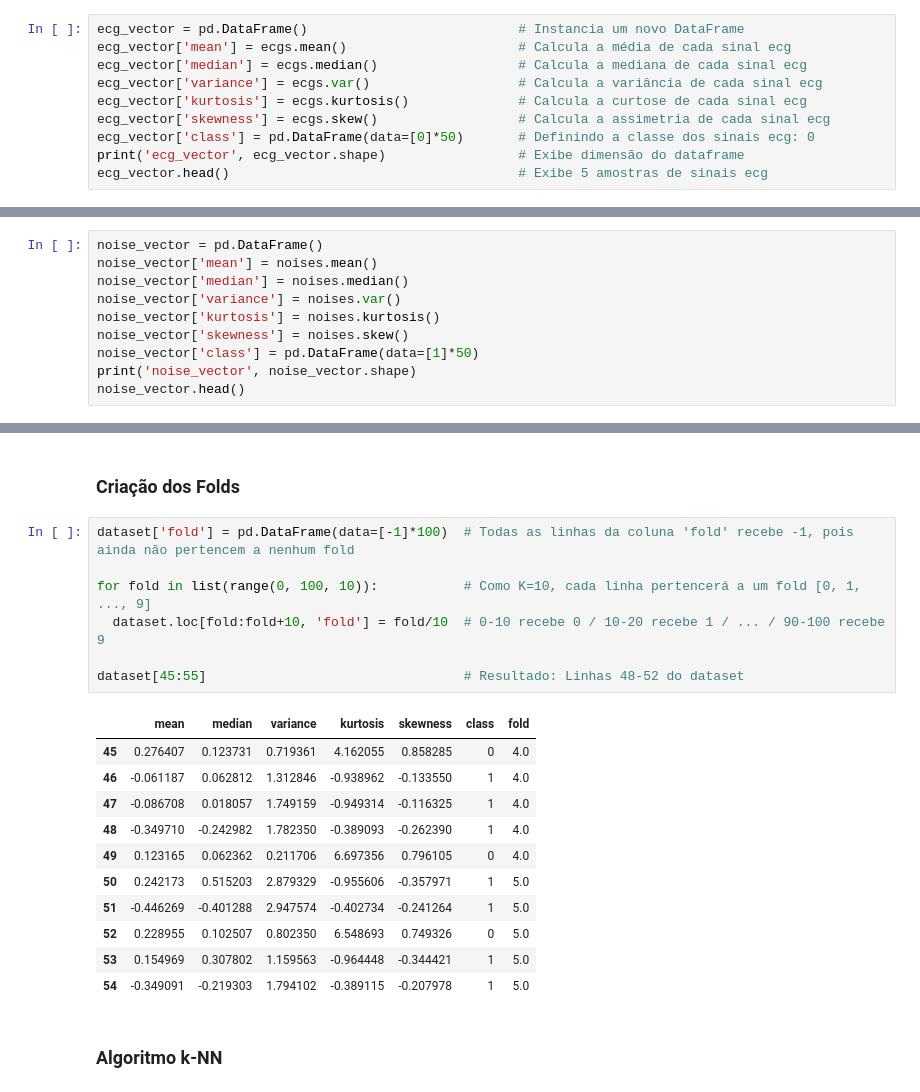
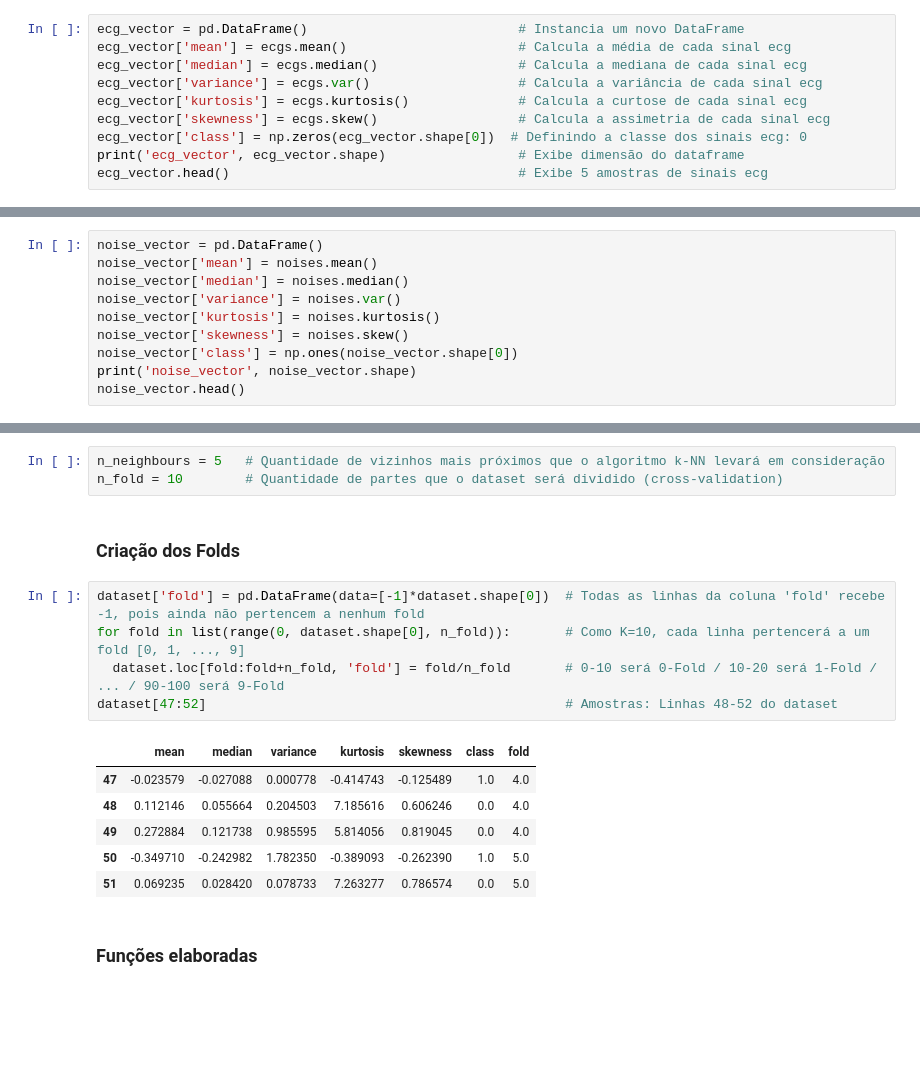
Before and after one commit to cardosorrenan/reconhecimentopadroes-ufc, a Jupyter notebook: trab1_k_nn.ipynb, the cells around one changed output, grey strips where cells are left out. Drawn from its saved outputs; the diff is of its cells as text; blank space fills up the shorter version.

```diff
--- a/trab1_k_nn.ipynb
+++ b/trab1_k_nn.ipynb
@@ -47,7 +47,7 @@ ecg_vector['median'] = ecgs.median()                  # Calcula a mediana de cad
 ecg_vector['variance'] = ecgs.var()                   # Calcula a variância de cada sinal ecg
 ecg_vector['kurtosis'] = ecgs.kurtosis()              # Calcula a curtose de cada sinal ecg
 ecg_vector['skewness'] = ecgs.skew()                  # Calcula a assimetria de cada sinal ecg
-ecg_vector['class'] = pd.DataFrame(data=[0]*50)       # Definindo a classe dos sinais ecg: 0
+ecg_vector['class'] = np.zeros(ecg_vector.shape[0])  # Definindo a classe dos sinais ecg: 0
 print('ecg_vector', ecg_vector.shape)                 # Exibe dimensão do dataframe
 ecg_vector.head()                                     # Exibe 5 amostras de sinais ecg
 # %% [output]
@@ -67,7 +67,7 @@ noise_vector['median'] = noises.median()
 noise_vector['variance'] = noises.var()
 noise_vector['kurtosis'] = noises.kurtosis()
 noise_vector['skewness'] = noises.skew()
-noise_vector['class'] = pd.DataFrame(data=[1]*50)
+noise_vector['class'] = np.ones(noise_vector.shape[0])
 print('noise_vector', noise_vector.shape)
 noise_vector.head()
 # %% [output]
@@ -102,23 +100,19 @@ dataset (100, 6)
+# %%
+n_neighbours = 5   # Quantidade de vizinhos mais próximos que o algoritmo k-NN levará em consideração
+n_fold = 10        # Quantidade de partes que o dataset será dividido (cross-validation)
 # %% [markdown]
 ### **Criação dos Folds**
 # %%
-dataset['fold'] = pd.DataFrame(data=[-1]*100)  # Todas as linhas da coluna 'fold' recebe -1, pois ainda não pertencem a nenhum fold
-
-for fold in list(range(0, 100, 10)):           # Como K=10, cada linha pertencerá a um fold [0, 1, ..., 9]
-  dataset.loc[fold:fold+10, 'fold'] = fold/10  # 0-10 recebe 0 / 10-20 recebe 1 / ... / 90-100 recebe 9
-
-dataset[45:55]                                 # Resultado: Linhas 48-52 do dataset
+dataset['fold'] = pd.DataFrame(data=[-1]*dataset.shape[0])  # Todas as linhas da coluna 'fold' recebe -1, pois ainda não pertencem a nenhum fold
+for fold in list(range(0, dataset.shape[0], n_fold)):       # Como K=10, cada linha pertencerá a um fold [0, 1, ..., 9]
+  dataset.loc[fold:fold+n_fold, 'fold'] = fold/n_fold       # 0-10 será 0-Fold / 10-20 será 1-Fold / ... / 90-100 será 9-Fold
+dataset[47:52]                                              # Amostras: Linhas 48-52 do dataset
 # %% [output]
 |  | mean | median | variance | kurtosis | skewness | class | fold |
-| 45 | 0.276407 | 0.123731 | 0.719361 | 4.162055 | 0.858285 | 0 | 4.0 |
-| 46 | -0.061187 | 0.062812 | 1.312846 | -0.938962 | -0.133550 | 1 | 4.0 |
-| 47 | -0.086708 | 0.018057 | 1.749159 | -0.949314 | -0.116325 | 1 | 4.0 |
-| 48 | -0.349710 | -0.242982 | 1.782350 | -0.389093 | -0.262390 | 1 | 4.0 |
-| 49 | 0.123165 | 0.062362 | 0.211706 | 6.697356 | 0.796105 | 0 | 4.0 |
-| 50 | 0.242173 | 0.515203 | 2.879329 | -0.955606 | -0.357971 | 1 | 5.0 |
-| 51 | -0.446269 | -0.401288 | 2.947574 | -0.402734 | -0.241264 | 1 | 5.0 |
-| 52 | 0.228955 | 0.102507 | 0.802350 | 6.548693 | 0.749326 | 0 | 5.0 |
-| 53 | 0.154969 | 0.307802 | 1.159563 | -0.964448 | -0.344421 | 1 | 5.0 |
-| 54 | -0.349091 | -0.219303 | 1.794102 | -0.389115 | -0.207978 | 1 | 5.0 |
+| 47 | -0.023579 | -0.027088 | 0.000778 | -0.414743 | -0.125489 | 1.0 | 4.0 |
+| 48 | 0.112146 | 0.055664 | 0.204503 | 7.185616 | 0.606246 | 0.0 | 4.0 |
+| 49 | 0.272884 | 0.121738 | 0.985595 | 5.814056 | 0.819045 | 0.0 | 4.0 |
+| 50 | -0.349710 | -0.242982 | 1.782350 | -0.389093 | -0.262390 | 1.0 | 5.0 |
+| 51 | 0.069235 | 0.028420 | 0.078733 | 7.263277 | 0.786574 | 0.0 | 5.0 |
-# %% [markdown]
-### **Algoritmo k-NN**
+# %% [markdown]
+### **Funções elaboradas**
```
Also changed, not shown: parts of 12 cells of this notebook.
